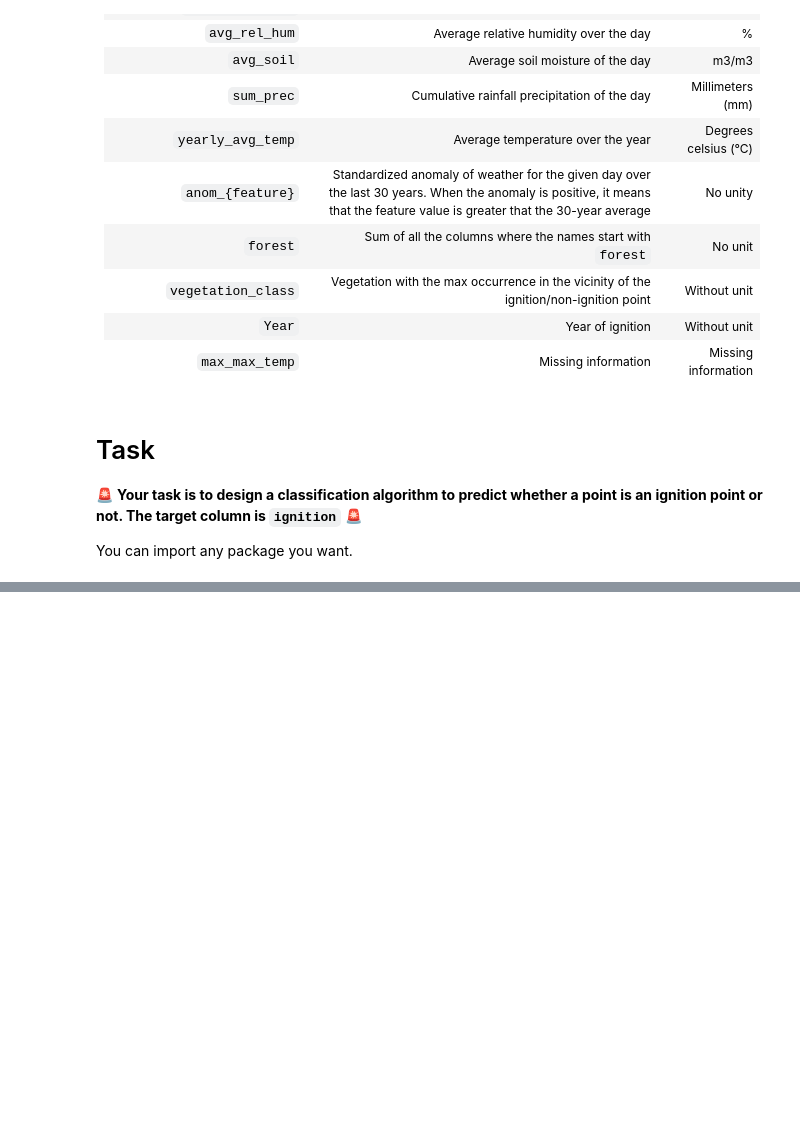
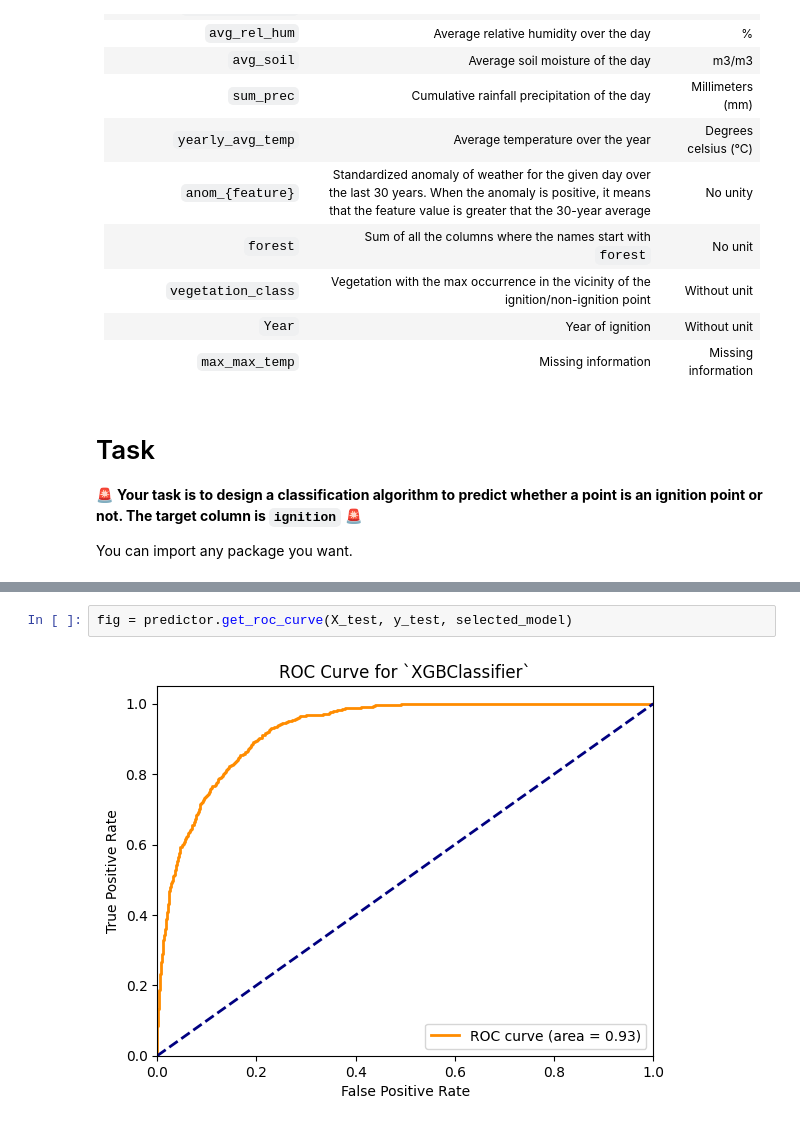
Before and after one commit to daltunay/descartes-data-sci, a Jupyter notebook: 03-classification_ignition_points.ipynb, the cells around one changed output, grey strips where cells are left out. Cells and saved outputs as stored; diff of their text form; blank space fills up the shorter version.

```diff
--- a/03-classification_ignition_points.ipynb
+++ b/03-classification_ignition_points.ipynb
@@ -124,0 +162,4 @@ selected_model = model_dict.get("XGBClassifier")
+# %%
+fig = predictor.get_roc_curve(X_test, y_test, selected_model)
+# %% [output]
+[figure, added]
```
Also changed, not shown: parts of 10 cells of this notebook, 2 other files.
